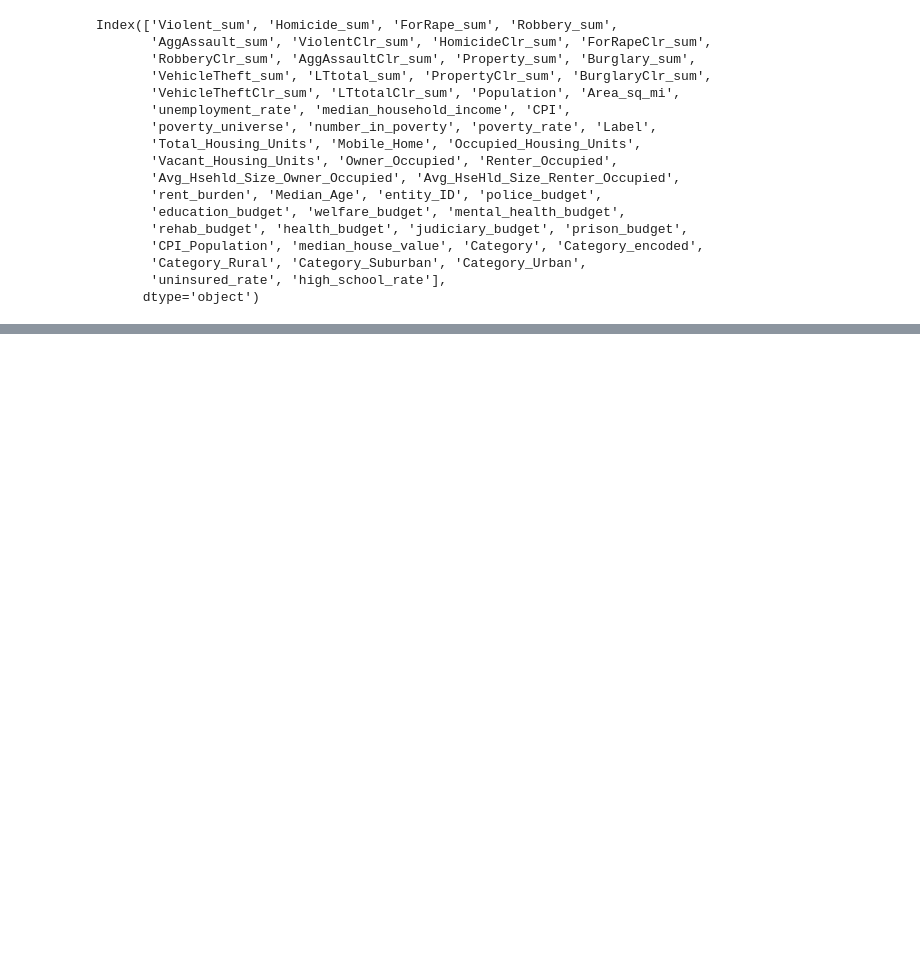
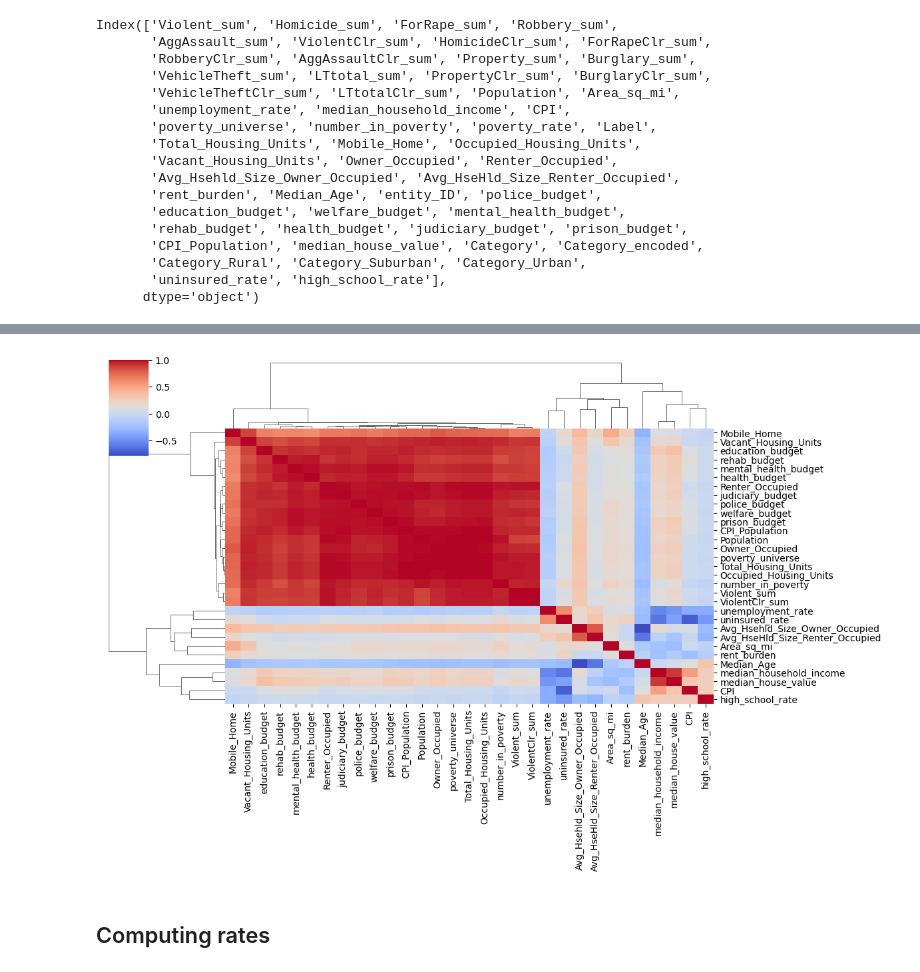
Before and after one commit to git-loa/CrimePatternsProject, a Jupyter notebook: data-exploration/data_engineering@1.ipynb, the cells around one changed output, grey strips where cells are left out. Saved outputs shown, nothing was run; the diff lists cells and outputs as text; code cells hidden in the pictures; blank space fills up the shorter version.

```diff
--- a/data-exploration/data_engineering@1.ipynb
+++ b/data-exploration/data_engineering@1.ipynb
@@ -1146,0 +1232,7 @@ tentative_final_df = tentative_final_df.dropna()
+# %%
+sns.clustermap(correlation_matrix, cmap="coolwarm", figsize=(12, 8))
+plt.show()
+# %% [output]
+[figure, added]
+# %% [markdown]
+## Computing rates
```
Also changed, not shown: parts of 23 cells of this notebook, 34 other files.
